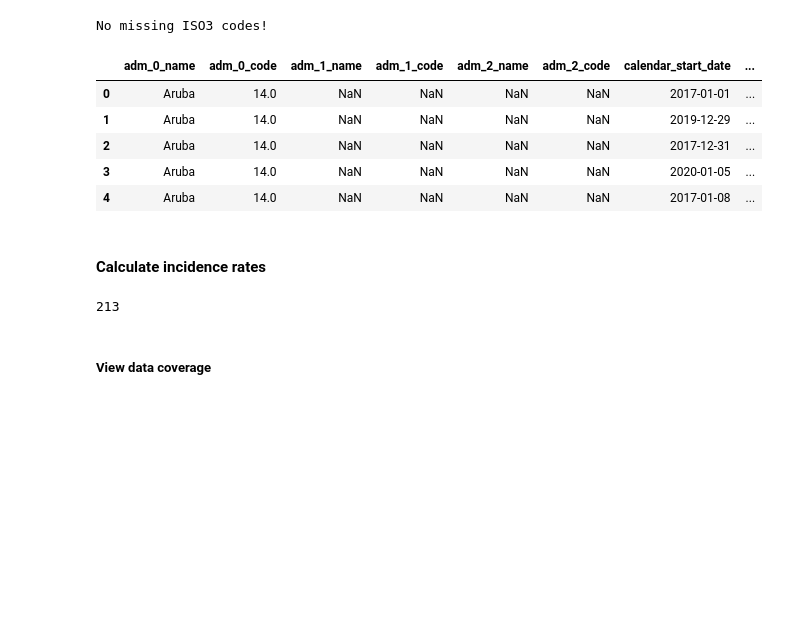
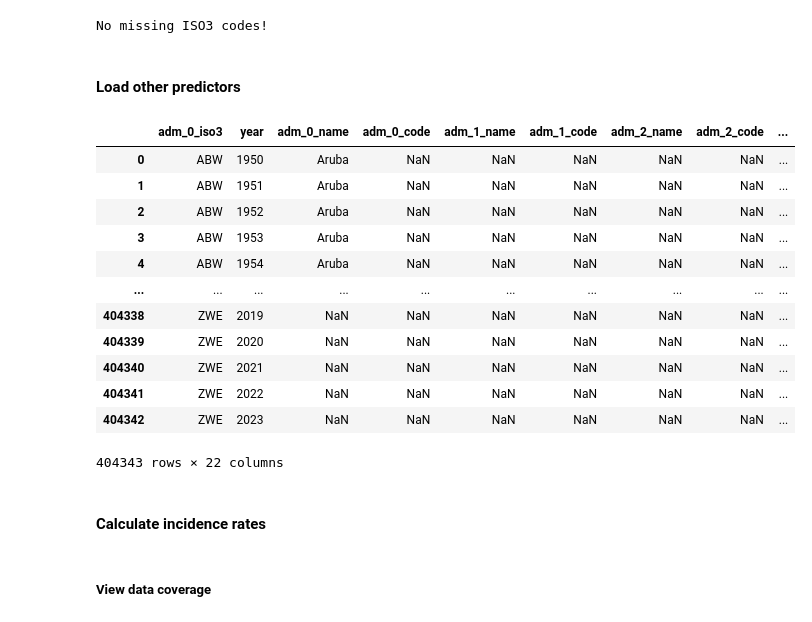
Before and after one commit to haileyrobertson/robertson-cpsc581, a Jupyter notebook: final-project/src/01_classify_by_endemicity_status.ipynb, the cells around one changed output. Saved outputs shown, nothing was run; the diff lists cells and outputs as text; code cells hidden in the pictures; blank space fills up the shorter version.

Commit message:
set up predictors processing

```diff
--- a/final-project/src/01_classify_by_endemicity_status.ipynb
+++ b/final-project/src/01_classify_by_endemicity_status.ipynb
@@ -247,39 +247,49 @@ dengue_ts[columns_to_fill] = (
 dengue_ts = dengue_ts.dropna(subset=['year'])
 # %% [output]
 No missing ISO3 codes!
-# %%
-dengue_ts
-# %% [output]
-|  | adm_0_name | adm_0_code | adm_1_name | adm_1_code | adm_2_name | adm_2_code | calendar_start_date | ... |
-| 0 | Aruba | 14.0 | NaN | NaN | NaN | NaN | 2017-01-01 | ... |
-| 1 | Aruba | 14.0 | NaN | NaN | NaN | NaN | 2019-12-29 | ... |
-| 2 | Aruba | 14.0 | NaN | NaN | NaN | NaN | 2017-12-31 | ... |
-| 3 | Aruba | 14.0 | NaN | NaN | NaN | NaN | 2020-01-05 | ... |
-| 4 | Aruba | 14.0 | NaN | NaN | NaN | NaN | 2017-01-08 | ... |
-# %% [markdown]
-#### Calculate incidence rates
+# %% [markdown]
+#### Load other predictors
 # %%
-# Merge with population size per year
-pop = pd.read_csv("../data/WPP2022_Demographic_Indicators_Medium.csv", dtype={'Time': float,'TPopulation1July':float}, low_memory=False)
+# --- Clean population data ---
+pop = pd.read_csv("../data/WPP2022_Demographic_Indicators_Medium.csv", dtype={'Time': int,'TPopulation1July':float}, low_memory=False)
 columns = ['ISO3_code','Time','TPopulation1July']
 pop = pop[columns]
+pop.rename(columns={"ISO3_code": "adm_0_iso3", "Time": "year", "TPopulation1July": "TPopulation1July_per_1000"}, inplace=True)
 
-df = dengue_ts.merge(pop,left_on=['adm_0_iso3','year'],right_on=['ISO3_code','Time'],how='outer')
-df.drop(columns[:-1],axis=1,inplace=True)
-df = df.dropna(subset=['adm_0_iso3'])
-
-df = df.groupby(['adm_0_iso3', 'year','region_un','TPopulation1July']).agg({
-    'dengue_total': 'sum'
-}).reset_index()
-
-df['TPopulation1July'] = df['TPopulation1July'] * 1000
-df['incidence'] = df['dengue_total'] / df['TPopulation1July']
-df['incidence_per_100k'] = df['incidence'] * 100000
-df['log_incidence_per_100k'] = np.log1p(df['incidence_per_100k'])  # log(x + 1) to handle zero values
-
-# Mess with this at some point
-df['rolling_mean_4yr'] = df.groupby('adm_0_iso3')['log_incidence_per_100k'].rolling(window=4, min_periods=1).mean().reset_index(level=0, drop=True)
-
-print(len(df.adm_0_iso3.unique()))
+# --- Clean population density ---
+pop_dns = pd.read_csv("../data/pop_density_wb.csv")
+year_cols = [col for col in pop_dns.columns if col.isdigit()]
+pop_dns = pop_dns.melt(
+    id_vars=["Country Code"],
+    value_vars=year_cols,
+    var_name="year",
+    value_name="pop_density_per_km2"
+)
+pop_dns.rename(columns={"Country Code": "adm_0_iso3"}, inplace=True)
-# %% [output]
-213
+# %%
+predictor_dfs = [pop, pop_dns]
+merged_df = dengue_ts.copy()
+
+for i, predictor in enumerate(predictor_dfs):
+    predictor['year'] = pd.to_numeric(predictor['year'], errors='coerce').astype('Int64')
+    predictor = predictor.dropna(subset=['year'])
+    predictor['year'] = predictor['year'].astype(int)
+
+    # Merge
+    merged_df = merged_df.merge(predictor, how='left', on=['adm_0_iso3', 'year'])
+# %% [output]
+|  | adm_0_iso3 | year | adm_0_name | adm_0_code | adm_1_name | adm_1_code | adm_2_name | adm_2_code | ... |
+| 0 | ABW | 1950 | Aruba | NaN | NaN | NaN | NaN | NaN | ... |
+| 1 | ABW | 1951 | Aruba | NaN | NaN | NaN | NaN | NaN | ... |
+| 2 | ABW | 1952 | Aruba | NaN | NaN | NaN | NaN | NaN | ... |
+| 3 | ABW | 1953 | Aruba | NaN | NaN | NaN | NaN | NaN | ... |
+| 4 | ABW | 1954 | Aruba | NaN | NaN | NaN | NaN | NaN | ... |
+| ... | ... | ... | ... | ... | ... | ... | ... | ... | ... |
+| 404338 | ZWE | 2019 | NaN | NaN | NaN | NaN | NaN | NaN | ... |
+| 404339 | ZWE | 2020 | NaN | NaN | NaN | NaN | NaN | NaN | ... |
+| 404340 | ZWE | 2021 | NaN | NaN | NaN | NaN | NaN | NaN | ... |
+| 404341 | ZWE | 2022 | NaN | NaN | NaN | NaN | NaN | NaN | ... |
+| 404342 | ZWE | 2023 | NaN | NaN | NaN | NaN | NaN | NaN | ... |
+404343 rows × 22 columns
+# %% [markdown]
+#### Calculate incidence rates
```
Also changed, not shown: parts of 2 cells of this notebook, 2 other files.
